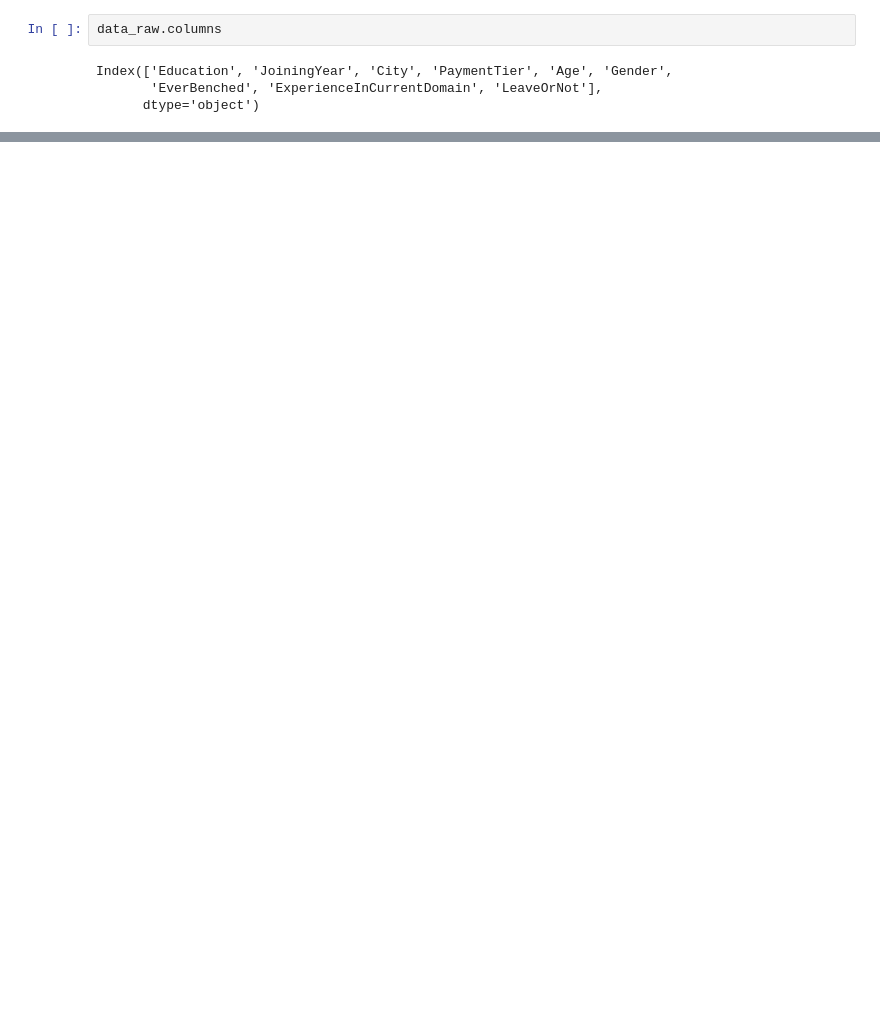
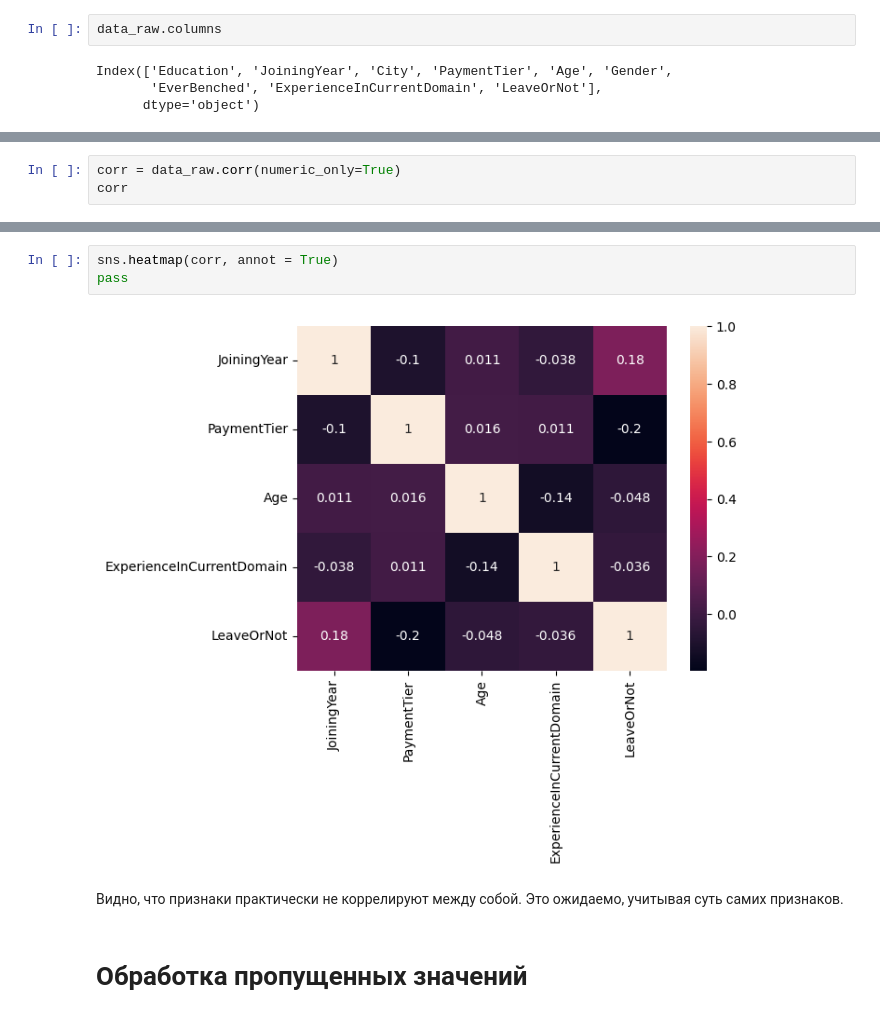
Before and after one commit to AntonDudchenko/ML_homeworks, a Jupyter notebook: Main.ipynb, the cells around one changed output, grey strips where cells are left out. Cells and saved outputs as stored; diff of their text form; blank space fills up the shorter version.

```diff
--- a/Main.ipynb
+++ b/Main.ipynb
@@ -132,0 +128,3 @@ array([[<AxesSubplot:xlabel='JoiningYear', ylabel='JoiningYear'>,
+# %%
+corr = data_raw.corr(numeric_only=True)
+corr
@@ -132,0 +138,9 @@ array([[<AxesSubplot:xlabel='JoiningYear', ylabel='JoiningYear'>,
+# %%
+sns.heatmap(corr, annot = True)
+pass
+# %% [output]
+[figure, added]
+# %% [markdown]
+Видно, что признаки практически не коррелируют между собой. Это ожидаемо, учитывая суть самих признаков.
+# %% [markdown]
+# Обработка пропущенных значений
```
Also changed, not shown: parts of 63 cells of this notebook, 3 other files.
